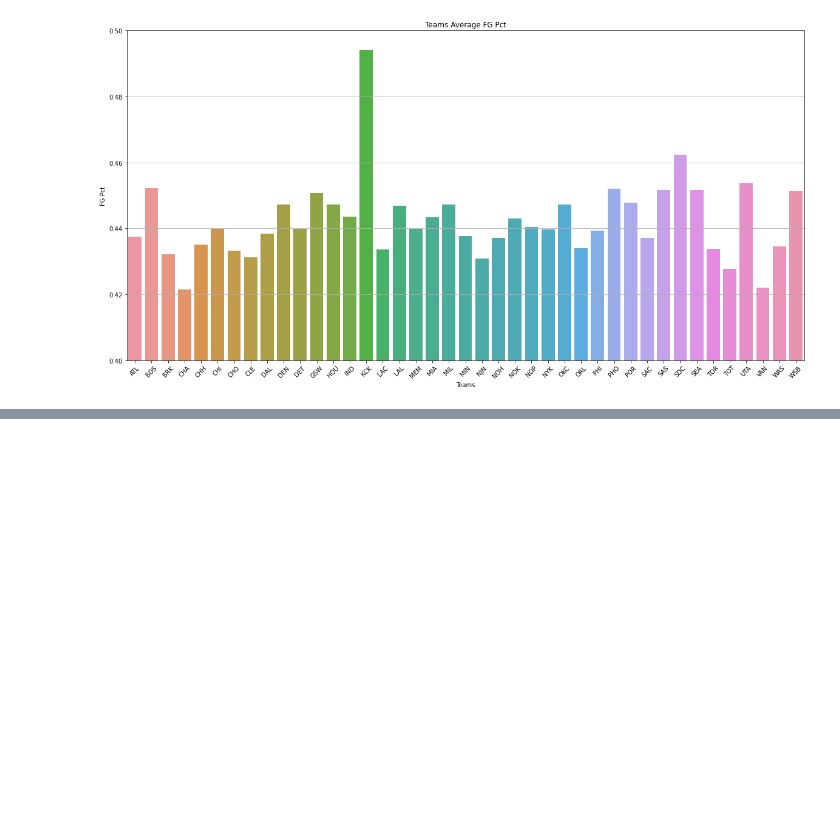
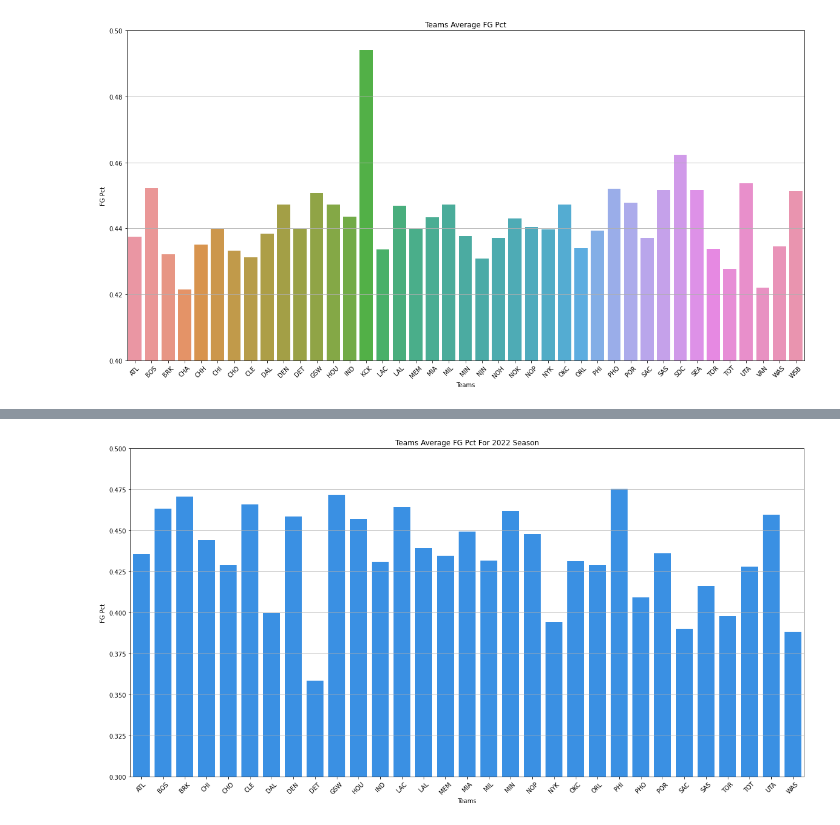
Before and after one commit to SpencerReno/NBA, a Jupyter notebook: main.ipynb, the cells around one changed output, grey strips where cells are left out. Cells and saved outputs as stored; diff of their text form; code cells hidden in the pictures; blank space fills up the shorter version.

```diff
--- a/main.ipynb
+++ b/main.ipynb
@@ -74,3 +66,7 @@ plt.grid(axis='y')
 plt.show()
 # %% [output]
 [figure]
+# %%
+season_22 = data[data['season'] == 2022]
+# %%
+team_fg_pct  = season_22 .groupby('team_id')['fg_pct'].mean().reset_index()
@@ -76,0 +93,18 @@ plt.show()
+# %%
+fig = plt.figure(figsize=(20,10))
+
+sns.barplot(team_fg_pct['team_id'], team_fg_pct['fg_pct'], color='dodgerblue')
+
+plt.title("Teams Average FG Pct For 2022 Season")
+
+plt.xlabel('Teams')
+plt.ylabel('FG Pct')
+
+plt.ylim(.3, .5)
+
+
+plt.xticks(rotation=45)
+plt.grid(axis='y')
+plt.show()
+# %% [output]
+[figure, added]
```
Also changed, not shown: parts of 8 cells of this notebook.
